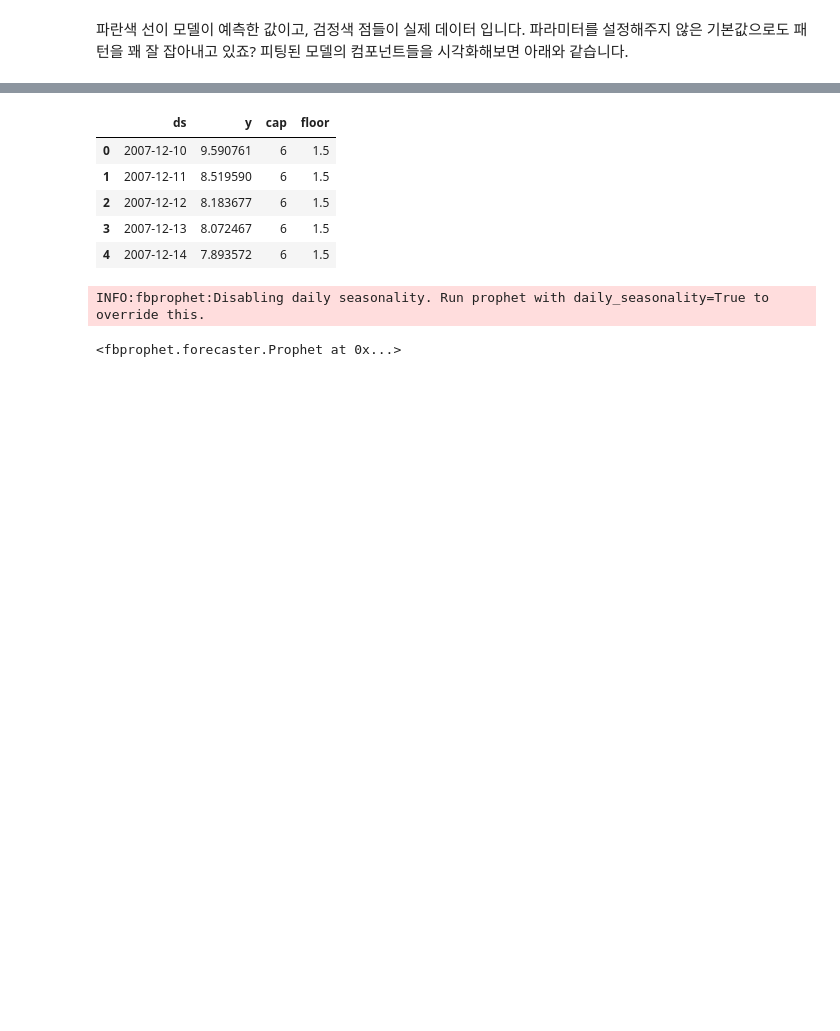
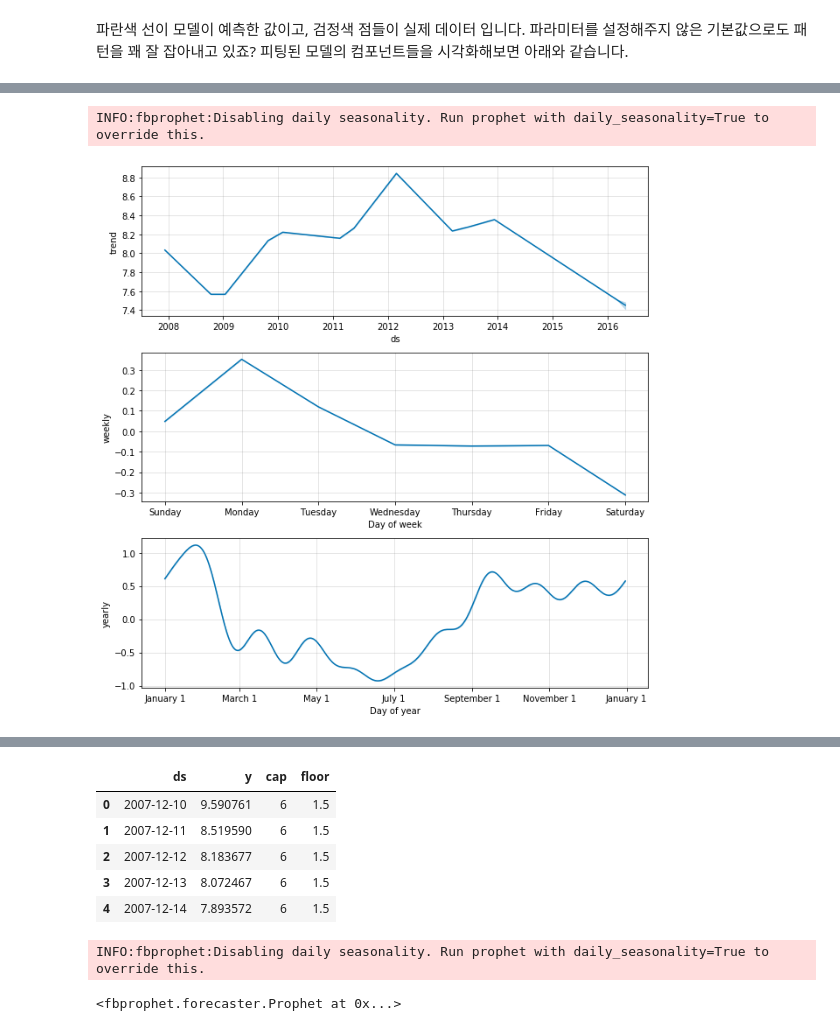
Before and after one commit to etvas21/lab_nlp, a Jupyter notebook: src/analysis/prophet_performance_analysis.ipynb, the cells around one changed output, grey strips where cells are left out. Cells and saved outputs as stored; diff of their text form; code cells hidden in the pictures; blank space fills up the shorter version.

```diff
--- a/src/analysis/prophet_performance_analysis.ipynb
+++ b/src/analysis/prophet_performance_analysis.ipynb
@@ -62,0 +130,11 @@ a = add_changepoints_to_plot(fig.gca(),  m, forecast)
+# %%
+m = Prophet(yearly_seasonality=10)
+m.fit(df)
+
+future = m.make_future_dataframe(periods=100)
+forecast = m.predict(future)
+
+fig = m.plot_components(forecast)
+# %% [output]
+INFO:fbprophet:Disabling daily seasonality. Run prophet with daily_seasonality=True to override this.
+[figure, added]
```
Also changed, not shown: parts of 25 cells of this notebook, 2 other files.
